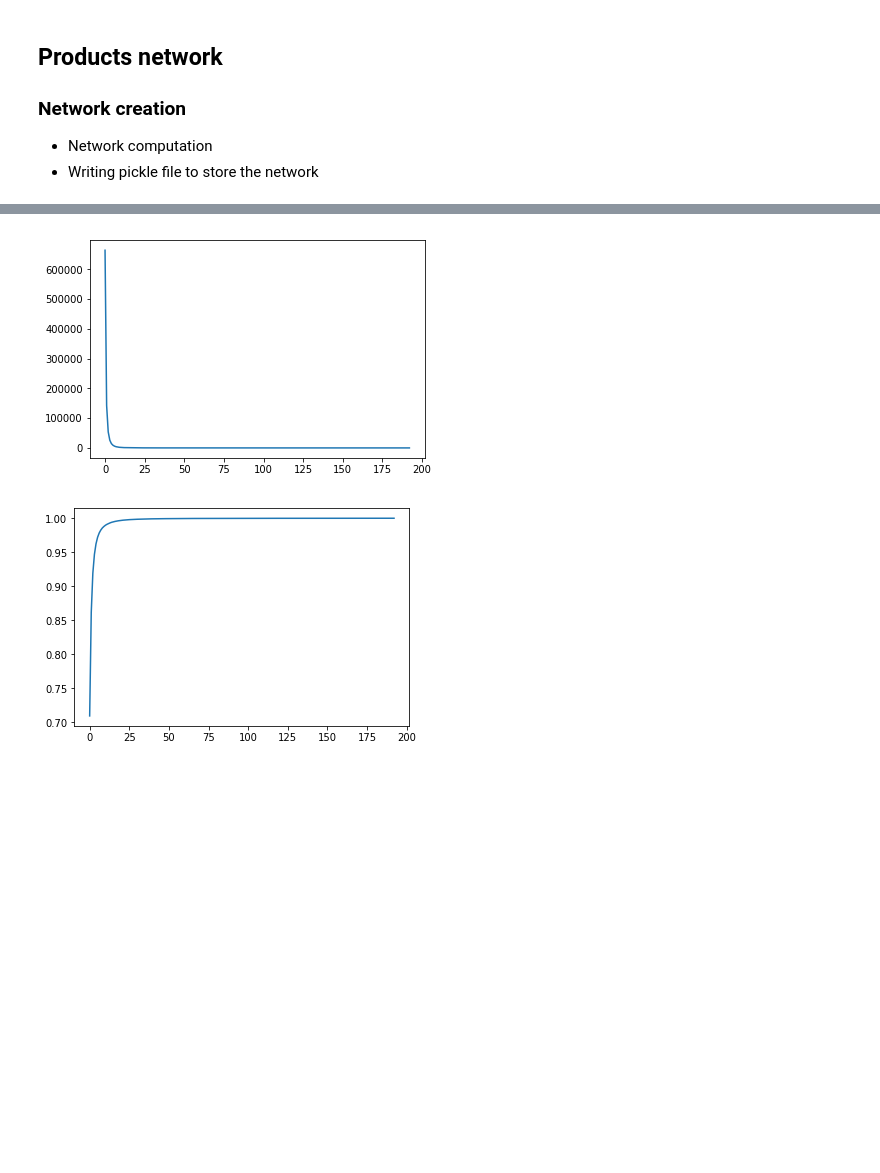
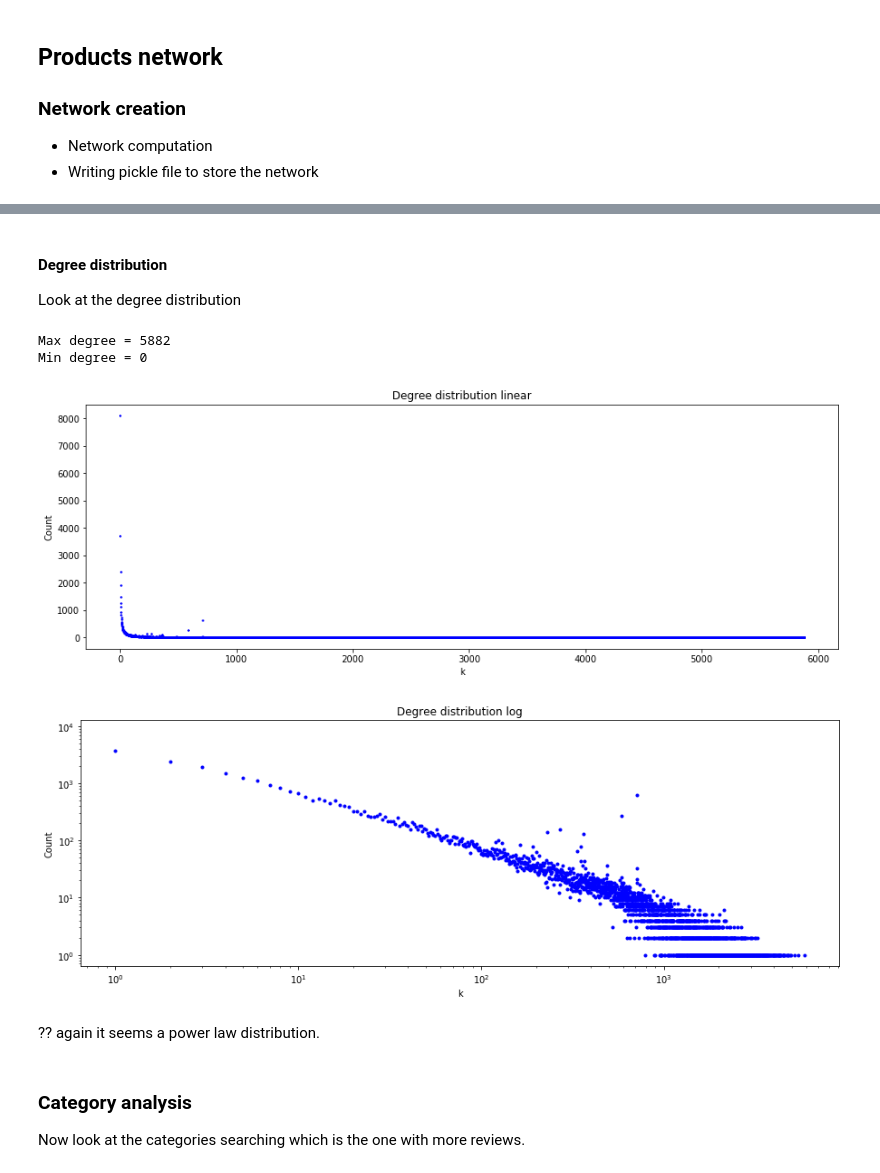
Before and after one commit to carmignanivittorio/Amazon-review-dataset-analysis, a Jupyter notebook: Graph2.ipynb, the cells around one changed output, grey strips where cells are left out. Saved outputs shown, nothing was run; the diff lists cells and outputs as text; code cells hidden in the pictures; blank space fills up the shorter version.

```diff
--- a/Graph2.ipynb
+++ b/Graph2.ipynb
@@ -212,6 +285,18 @@ nx.write_gpickle(gCP, "%scustomersNetwork.gpickle" %PATH_DATA)
 print(gC.nodes())
 # %% [output]
 (2, 'due')
+# %%
+# find the top XX products, build the related network and plot it.
+df_no_text.groupby("product_id").size().sort_values(ascending = False)[:10]
+
+#Create the subgraph composed by the top 10 products.
+gCPTop = nx.Graph()
+for pr in df_no_text.groupby("product_id").size().sort_values(ascending = False)[:1].keys():
+    gCPTop.add_node(pr, isCust = False)
+    for e in gCP.edges(pr):
+        gCPTop.add_node(e[1], isCust = True)
+        gCPTop.add_edge(e[1], pr)
+print(len(gCPTop.nodes()), len(gCPTop.edges()))
 # %% [markdown]
 ## Products network
 
@@ -228,10 +308,11 @@ count = 1
 # %%
+count = 1
 for cu, pr in customersDict.items():
-    if count%10000==0:
+    if count % 10000 == 0:
         print("%d/935880" %(count))
     count += 1
     if len(pr) == 1:
-        gP.add_node(pr[0])
+        gP.add_node(pr[0][0])
     else:
         for i, (prodIdI, revIdI) in enumerate(pr[:-1]):
             for prodIdJ, revIdJ in pr[i+1:]:
@@ -251,5 +343,7 @@ KeyboardInterrupt:
 # %%
 nx.write_gpickle(gP, "%sproductsNetwork.gpickle" %PATH_DATA)
+# %%
+gP = nx.read_gpickle("%sproductsNetwork.gpickle" %PATH_DATA)
 # %%
 print("The number of nodes is %d" %len(gP.nodes()))
 print("The number of edges is %d" %len(gP.edges()))
@@ -267,5 +352,0 @@ import matplotlib.pyplot as plt
-# %%
-plt.plot(customerNOfOrder.values())
-plt.show()
-# %% [output]
-[figure, removed]
@@ -281,5 +353,36 @@ cumulative = [value / totOrders for value in cumulative]
-# %%
-plt.plot(cumulative)
-plt.show()
-# %% [output]
-[figure, removed]
+# %% [markdown]
+#### Degree distribution
+Look at the degree distribution
+# %%
+# Degree distribution with plot
+degrees = list()
+for i in gP:
+    degrees.append(gP.degree(i))
+print("Max degree = " + str(max(degrees)))
+print("Min degree = " + str(min(degrees)))
+
+v, b = np.histogram(degrees, max(degrees))
+v = np.append(v, 0)
+plt.rcParams['figure.figsize'] = [15, 5]
+plt.title('Degree distribution linear')
+plt.xlabel('k')
+plt.ylabel('Count')
+plt.plot(b, v, 'b.', markersize = 3)
+plt.show()
+plt.title('Degree distribution log')
+plt.xlabel('k')
+plt.ylabel('Count')
+plt.xscale('log')
+plt.yscale('log')
+plt.plot(b, v, 'bo', markersize = 3)
+plt.show()
+# %% [output]
+Max degree = 5882
+Min degree = 0
+[figure, added]
+[figure, added]
+# %% [markdown]
+?? again it seems a power law distribution.
+# %% [markdown]
+### Category analysis
+Now look at the categories searching which is the one with more reviews.
```
Also changed, not shown: parts of 43 cells of this notebook, 2 other files.
